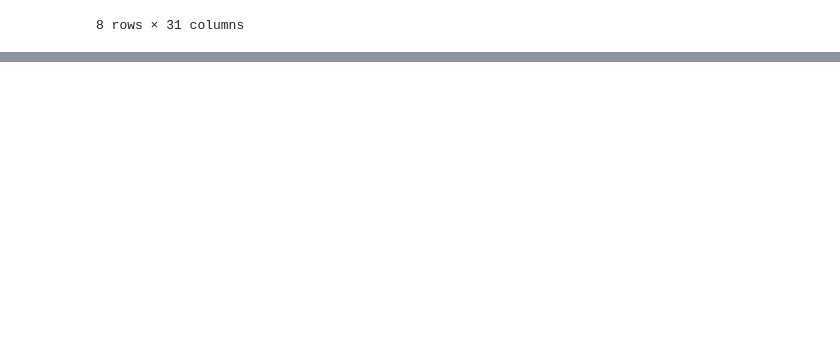
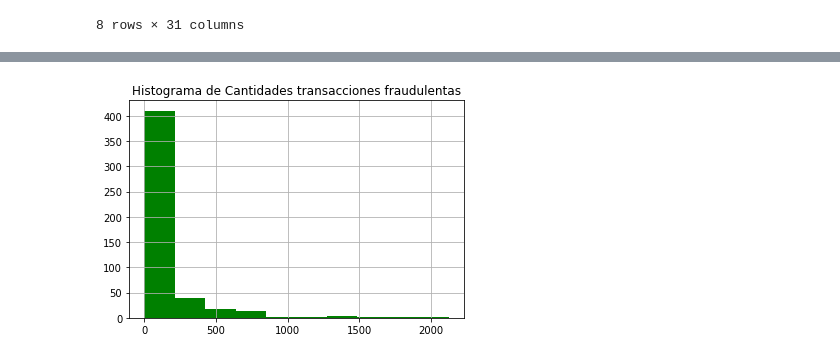
Before and after one commit to erichuizapucp/credit-card-fraud-detection, a Jupyter notebook: notebooks/Credit Card Fraud Detection.ipynb, the cells around one changed output, grey strips where cells are left out. Saved outputs shown, nothing was run; the diff lists cells and outputs as text; code cells hidden in the pictures; blank space fills up the shorter version.

```diff
--- a/notebooks/Credit Card Fraud Detection.ipynb
+++ b/notebooks/Credit Card Fraud Detection.ipynb
@@ -20,0 +108,6 @@ data.describe()
+# %%
+data[data['Class'] == 1].Amount.hist(color='green')
+plt.title('Histograma de Cantidades transacciones fraudulentas')
+plt.show()
+# %% [output]
+[figure, added]
```
Also changed, not shown: parts of 18 cells of this notebook.
